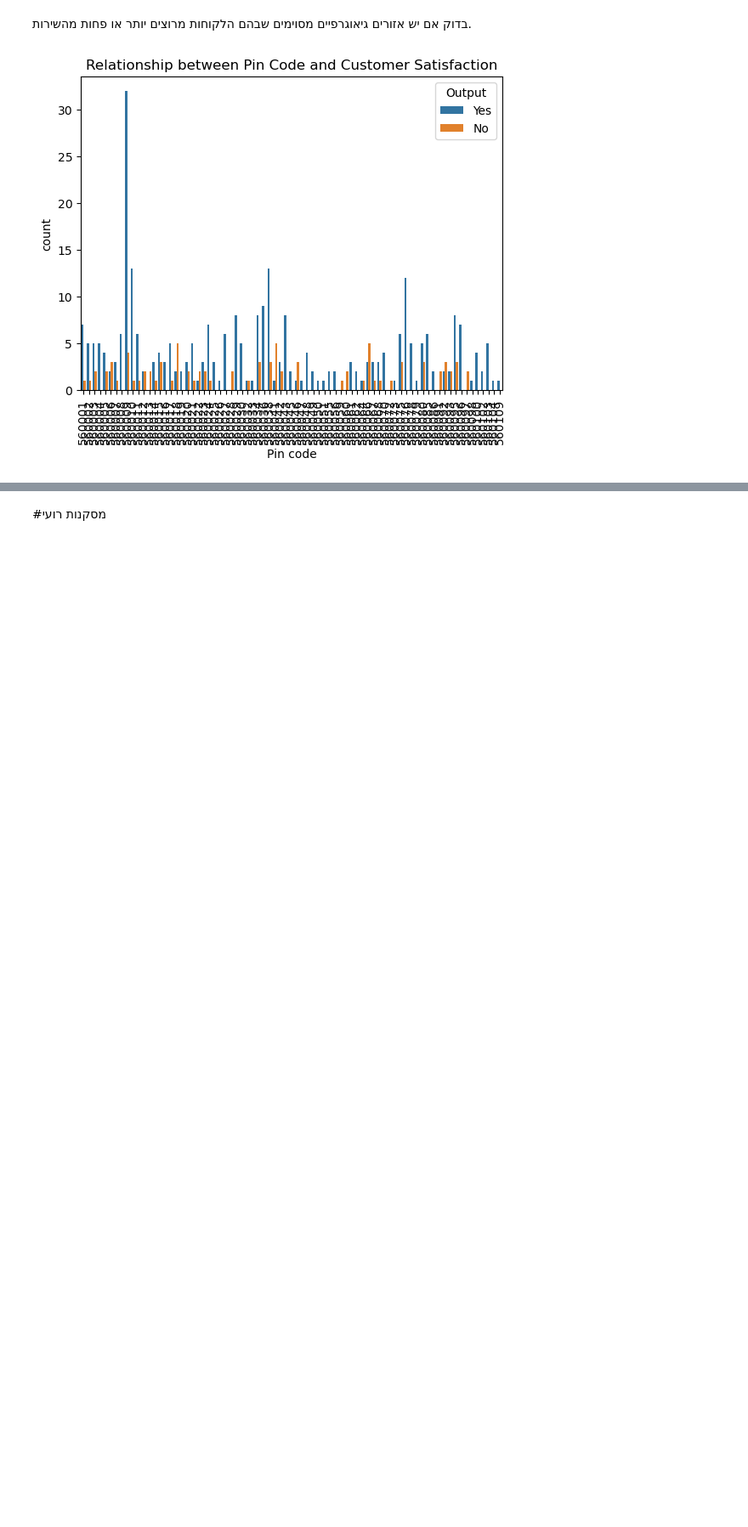
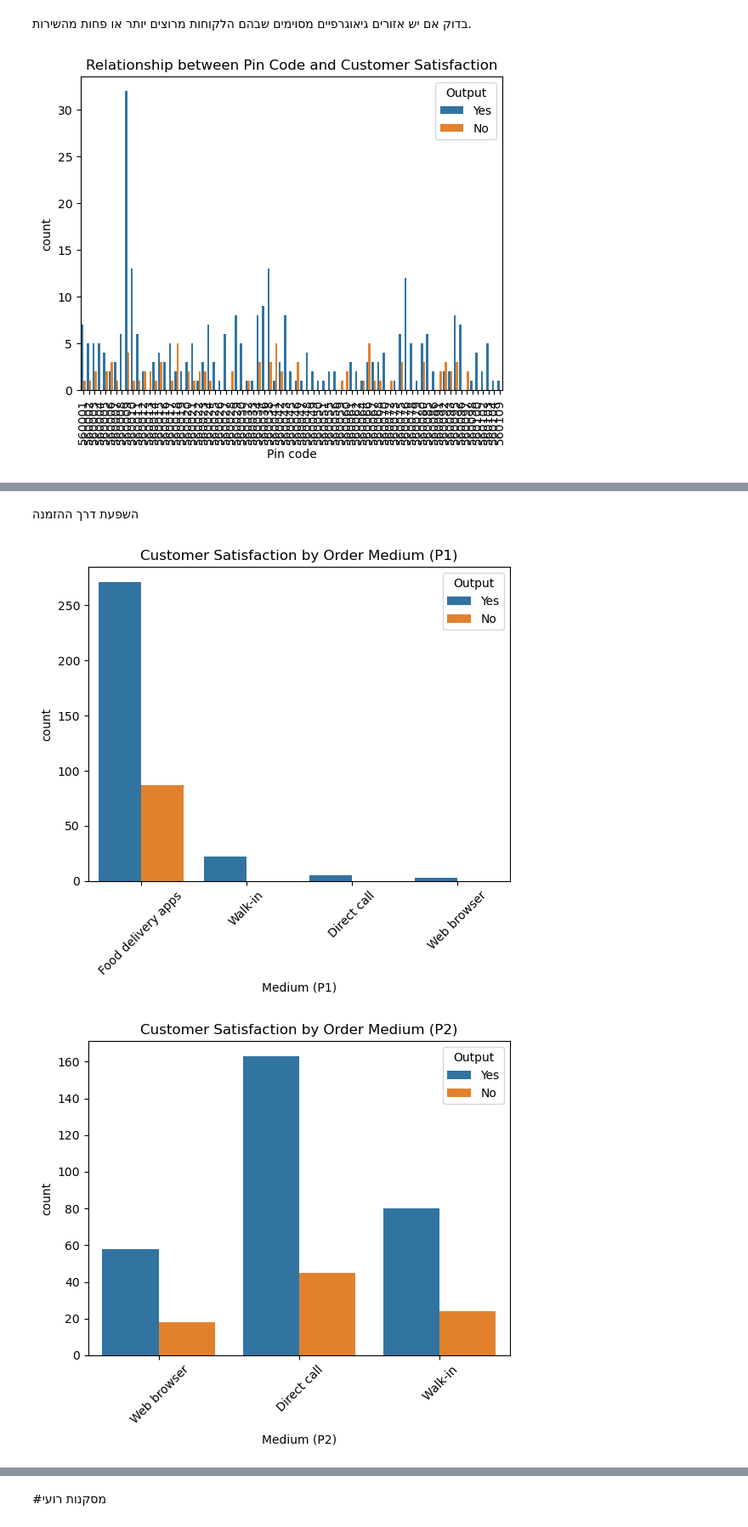
Before and after one commit to roeiraz12/Swwigy-project, a Jupyter notebook: project shira.ipynb, the cells around one changed output, grey strips where cells are left out. Shown at 85% size. Saved outputs shown, nothing was run; the diff lists cells and outputs as text; code cells hidden in the pictures; blank space fills up the shorter version.

```diff
--- a/project shira.ipynb
+++ b/project shira.ipynb
@@ -647,0 +673,17 @@ plt.show()
+# %% [markdown]
+השפעת דרך ההזמנה
+# %%
+# Plot the relationship between Medium (P1) and Output
+sns.countplot(x='Medium (P1)', hue='Output', data=df)
+plt.title('Customer Satisfaction by Order Medium (P1)')
+plt.xticks(rotation=45)
+plt.show()
+
+# Plot the relationship between Medium (P2) and Output
+sns.countplot(x='Medium (P2)', hue='Output', data=df)
+plt.title('Customer Satisfaction by Order Medium (P2)')
+plt.xticks(rotation=45)
+plt.show()
+# %% [output]
+[figure, added]
+[figure, added]
```
Also changed, not shown: parts of 48 cells of this notebook.
